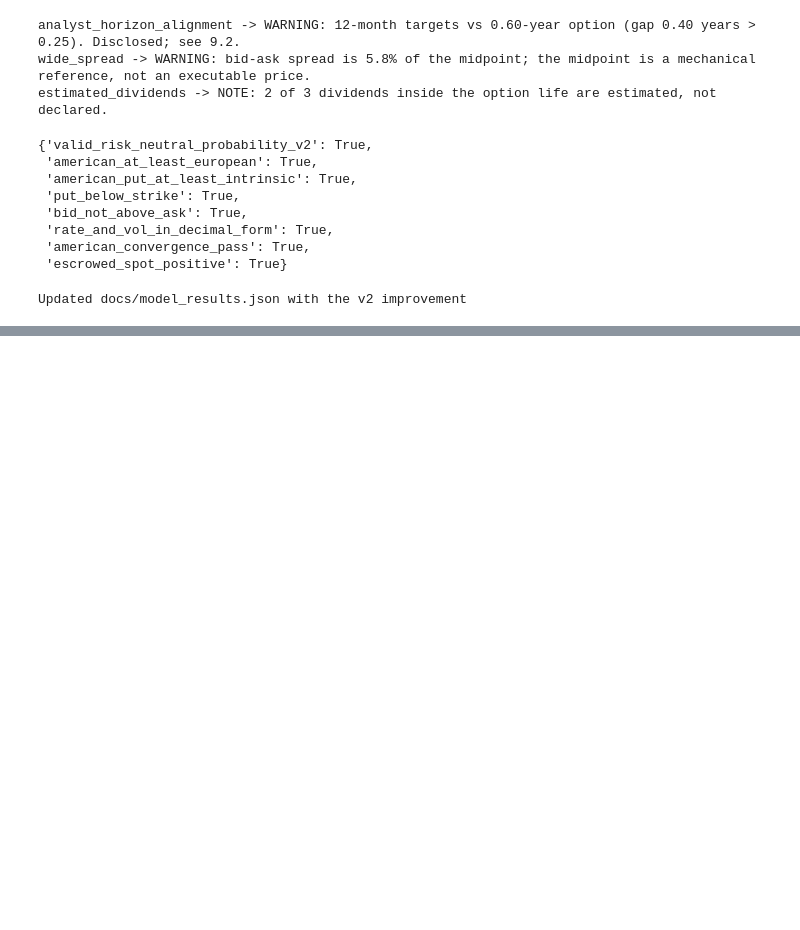
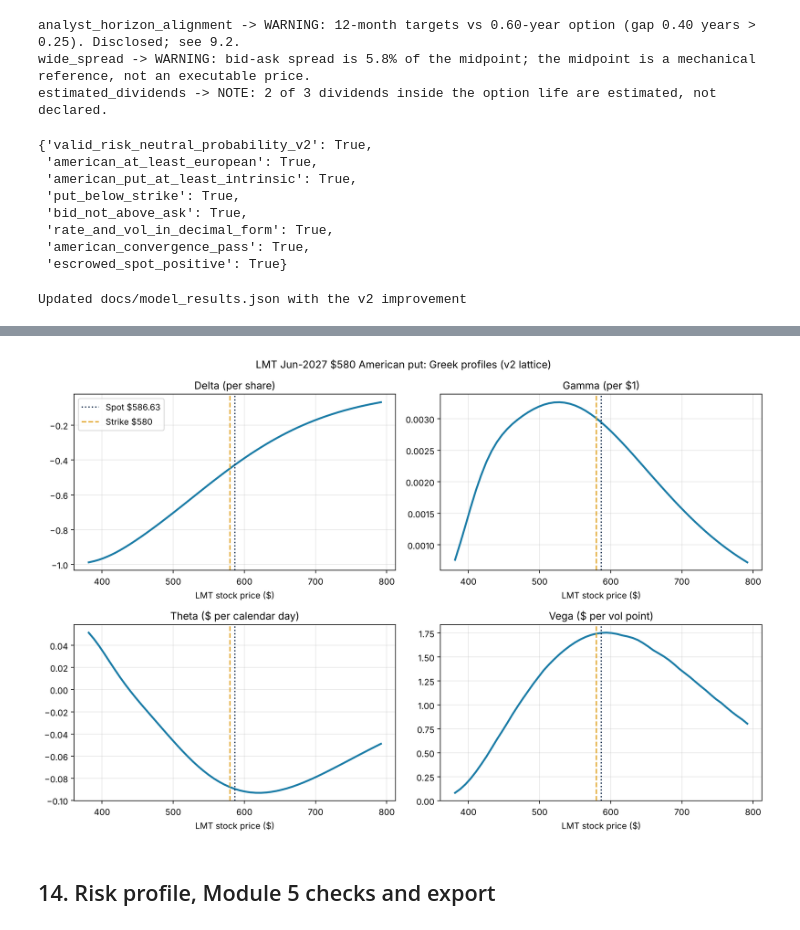
Before and after one commit to javierpalacio010-dot/lmt-valuation-option-greeks-lab, a Jupyter notebook: valuation_option_lab.ipynb, the cells around one changed output, grey strips where cells are left out. Cells and saved outputs as stored; diff of their text form; code cells hidden in the pictures; blank space fills up the shorter version.

```diff
--- a/valuation_option_lab.ipynb
+++ b/valuation_option_lab.ipynb
@@ -391,0 +602,29 @@ Updated docs/model_results.json with the v2 improvement
+# %%
+GRID_N=300
+S_grid=np.round(np.linspace(0.65*M['spot'],1.35*M['spot'],57),2)
+prof=[]
+for Sg in S_grid:
+    d_,g_,th_=lattice_node_greeks(spot=float(Sg),N=GRID_N)
+    vg=(v2_price(spot=float(Sg),sigma=M['volatility']+0.01,N=GRID_N)-v2_price(spot=float(Sg),sigma=M['volatility']-0.01,N=GRID_N))/0.02
+    prof.append({'spot':float(Sg),'value':v2_price(spot=float(Sg),N=GRID_N),'european_value':v2_price(spot=float(Sg),N=GRID_N,american=False),
+                 'intrinsic':max(M['strike']-float(Sg),0),'delta':d_,'gamma':g_,'theta_day':th_/365,'vega_point':vg/100})
+profile_S=pd.DataFrame(prof)
+vol_grid=np.round(np.arange(0.15,0.555,0.025),3)
+profile_vol=pd.DataFrame([{'volatility':float(s),'value':v2_price(sigma=float(s),N=GRID_N),
+    'vega_point':(v2_price(sigma=float(s)+0.01,N=GRID_N)-v2_price(sigma=float(s)-0.01,N=GRID_N))/0.02/100} for s in vol_grid])
+days_left=[220,200,180,150,120,90,75,60,45,30,21,14,7,3]
+prof_t=[]
+for dl in days_left:
+    shift=(T_days-dl)/365
+    d_,g_,th_=lattice_node_greeks(shift_years=shift,N=GRID_N)
+    prof_t.append({'days_to_expiry':dl,'value':v2_price(shift_years=shift,N=GRID_N),'delta':d_,'gamma':g_,'theta_day':th_/365})
+profile_T=pd.DataFrame(prof_t)
+# delta across stock prices at three maturities (shows how the risk profile changes as time passes)
+delta_by_T={}
+for dl in [220,90,21]:
+    shift=(T_days-dl)/365
+    delta_by_T[str(dl)]=[lattice_node_greeks(spot=float(Sg),shift_years=shift,N=200)[0] for Sg in S_grid]
+early_boundary=profile_S.loc[(profile_S.value-profile_S.intrinsic).abs()<1e-6,'spot']
+print('Highest stock price where immediate exercise is optimal today:',early_boundary.max() if len(early_boundary) else 'none in grid')
+print('Gamma peaks at S = $%.2f' % profile_S.loc[profile_S.gamma.idxmax(),'spot'])
+profile_S.iloc[::7].round(4)
@@ -391,0 +644,11 @@ Updated docs/model_results.json with the v2 improvement
+# %%
+import matplotlib.pyplot as plt
+fig,ax=plt.subplots(2,2,figsize=(12,8))
+for a,(col,lab) in zip(ax.flat,[('delta','Delta (per share)'),('gamma','Gamma (per $1)'),('theta_day','Theta ($ per calendar day)'),('vega_point','Vega ($ per vol point)')]):
+    a.plot(profile_S.spot,profile_S[col],lw=2.2,color='#197ba6'); a.axvline(M['spot'],color='#0b2747',ls=':',label=f"Spot ${M['spot']:.2f}")
+    a.axvline(M['strike'],color='#e2a72d',ls='--',label=f"Strike ${M['strike']:.0f}"); a.set_title(lab); a.set_xlabel('LMT stock price ($)'); a.grid(alpha=.3)
+ax[0,0].legend(); fig.suptitle('LMT Jun-2027 $580 American put: Greek profiles (v2 lattice)'); fig.tight_layout(); plt.show()
+# %% [output]
+[figure, added]
+# %% [markdown]
+## 14. Risk profile, Module 5 checks and export
```
Also changed, not shown: parts of 18 cells of this notebook, 2 other files.
